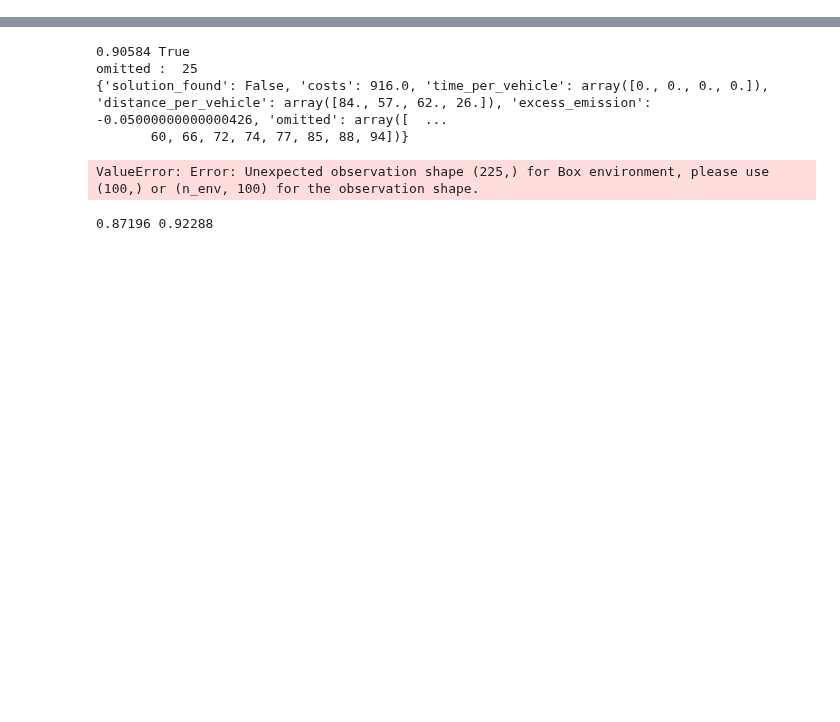
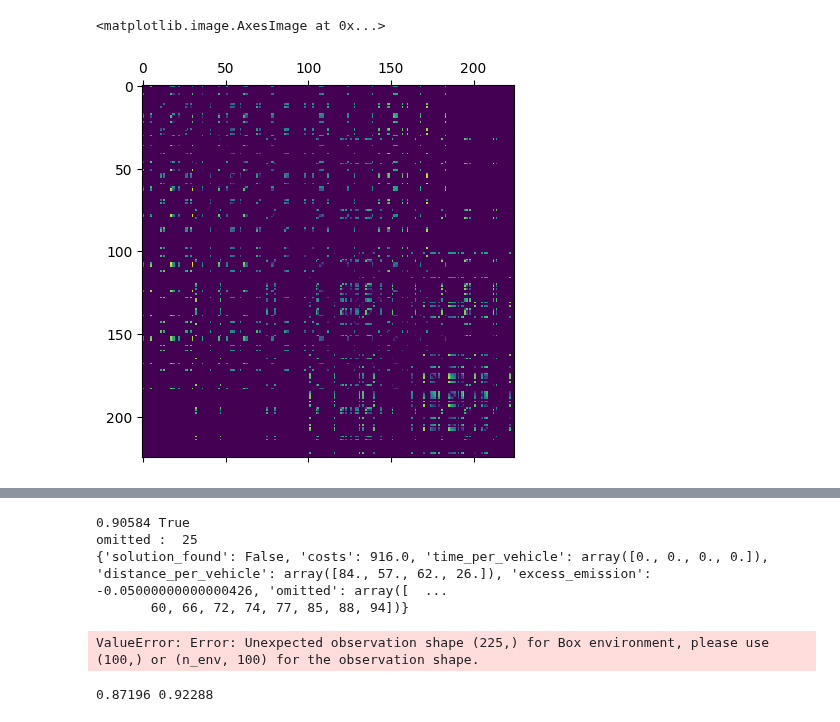
Before and after one commit to Farid-Najar/TransportersDilemma, a Jupyter notebook: RL/notebook.ipynb, the cells around one changed output, grey strips where cells are left out. Cells and saved outputs as stored; diff of their text form; code cells hidden in the pictures; blank space fills up the shorter version.

```diff
--- a/RL/notebook.ipynb
+++ b/RL/notebook.ipynb
@@ -50,3 +122,8 @@ sns.heatmap(g.distance_matrix)
+# %%
+plt.matshow(M, )
+# %% [output]
+<matplotlib.image.AxesImage at 0x...>
+[figure, added]
 # %%
 import skimage.measure
 
```
Also changed, not shown: parts of 24 cells of this notebook, 41 other files.
